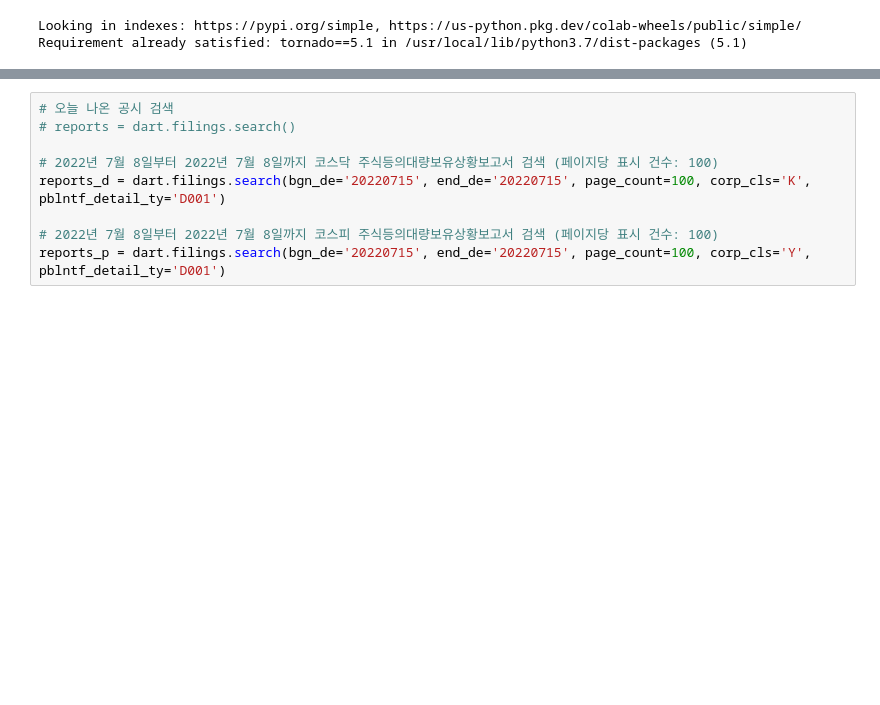
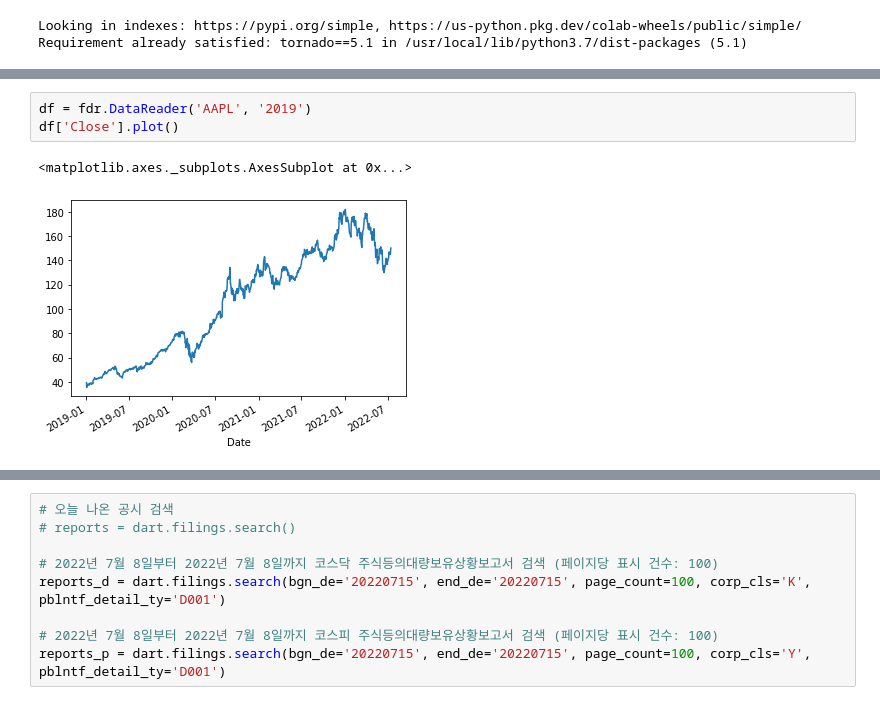
Before and after one commit to sub3h/StockAnalysisInPython, a Jupyter notebook: biasguard.ipynb, the cells around one changed output, grey strips where cells are left out. Drawn from its saved outputs; the diff is of its cells as text; blank space fills up the shorter version.

```diff
--- a/biasguard.ipynb
+++ b/biasguard.ipynb
@@ -91,3 +193,9 @@ Hello World!
+# %%
+df = fdr.DataReader('AAPL', '2019')
+df['Close'].plot()
+# %% [output]
+<matplotlib.axes._subplots.AxesSubplot at 0x...>
+[figure, added]
 # %%
 # 테스트
 
```
Also changed, not shown: parts of 18 cells of this notebook.
